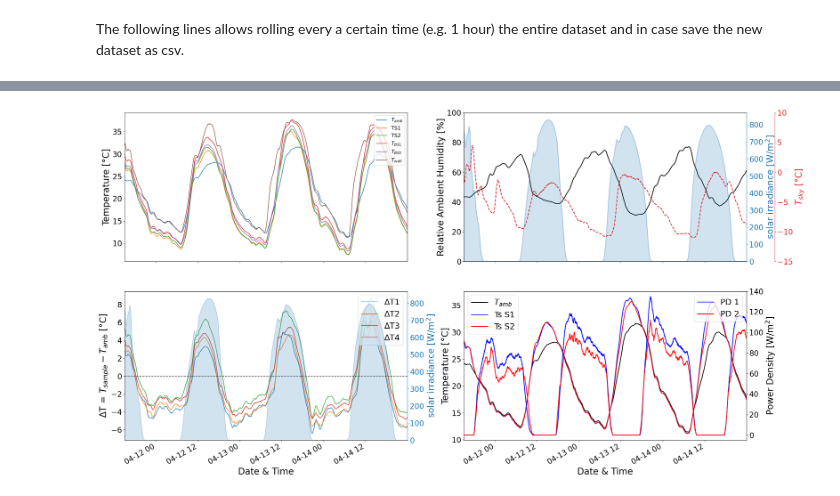
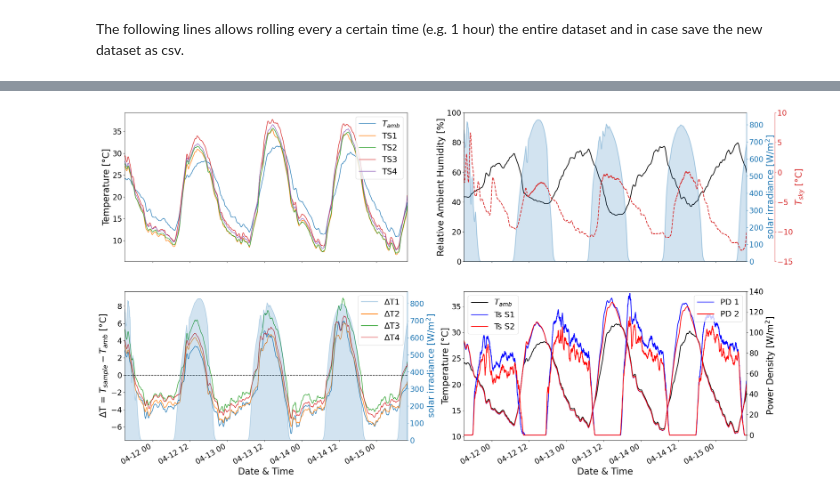
Before and after one commit to GiuseppeELio/FRESCO-Board, a Jupyter notebook: FRESCO_Tdrop_PCool_analysis.ipynb, the cells around one changed output, grey strips where cells are left out. Drawn from its saved outputs; the diff is of its cells as text; code cells hidden in the pictures.

```diff
--- a/FRESCO_Tdrop_PCool_analysis.ipynb
+++ b/FRESCO_Tdrop_PCool_analysis.ipynb
@@ -45,7 +45,7 @@ def export_figure(fig, fname, dpi=120, transparent=False):
 # %% [markdown]
 The following lines allows rolling every a certain time (e.g. 1 hour) the entire dataset and in case save the new dataset as csv.
 # %%
-rw = '1H'
+rw = '0.5H'
 dfroll = df.rolling(window=rw).mean()
 pd.set_option('plotting.backend', 'matplotlib')
 dfroll.describe()
@@ -87,9 +87,9 @@ dfroll['Irm'] = dfroll['Ir'] * 1.5
 
 fig, axarr = plt.subplots(nrows=2, ncols=2, sharex=True, figsize=(30,18))
 #First Plot
-dfroll.plot(ax=axarr[0, 0], y=['TA1', 'TS1', 'TS2', 'TS3', 'TS4', 'Tbx'])
-axarr[0, 0].legend(['$T_{amb}$', 'TS1', 'TS2', '$T_{BS1}$', '$T_{BS2}$', '$T_{wall}$'], fontsize=fontsize-10, loc='upper right', ncol=1)
-axarr[0, 0].set_ylabel('Temperature [°C]', fontsize=fontsize)
+dfroll.plot(ax=axarr[0, 0], y=['TA1', 'TS1', 'TS2', 'TS3', 'TS4'])
+axarr[0, 0].legend(['$T_{amb}$', 'TS1', 'TS2', 'TS3', 'TS4'], fontsize=fontlab, loc='upper right', ncol=1)
+axarr[0, 0].set_ylabel('Temperature [°C]', fontsize=fontax)
 
 #Second Plot
 ax_irr = axarr[0, 1].twinx()
@@ -126,31 +126,31 @@ ax_dif.tick_params(axis='y', colors='#1f77b4')
 dfroll.plot(ax=axarr[1, 1], y=['TA1', 'T0', 'T3'], linewidth=2.0, color=['black', 'blue', 'red'])
 axarr[1, 1].set_ylabel('Temperature [°C]', fontsize=fontax)
 
 ax_pow = axarr[1, 1].twinx()
 dfroll.plot(ax=ax_pow, y=['PD0', 'PD3'], linewidth=2.0, color=['blue', 'red'])
 plt.ylim(-5, 140)
 axarr[1, 1].legend(['$P_1$', '$P_2$'], fontsize=fontlab)
 axarr[1, 1].set_xlabel('Date & Time', fontsize=fontax)
 ax_pow.set_ylabel('Power Density [W/m$^2$]', fontsize=fontax)
 
 axarr[1, 1].legend(['$T_{amb}$', 'Ts S1', 'Ts S2'], fontsize=fontlab, loc='upper left')
 ax_pow.legend(['PD 1', 'PD 2'], fontsize=fontlab, loc='upper right')
 
 # Increase font size for tick labels
 for ax_row in axarr:
     for ax in ax_row:
         ax.tick_params(axis='both', which='major', labelsize=fontsize-4)
         ax_sky.tick_params(axis='both', which='major', labelsize=fontsize-4)
         ax_irr.tick_params(axis='both', which='major', labelsize=fontsize-4)
         ax_dif.tick_params(axis='both', which='major', labelsize=fontsize-4)
         ax_pow.tick_params(axis='both', which='major', labelsize=fontsize-4)
 
 _ = [axh.autoscale(enable=True, axis='x', tight=True) for axh_row in axarr for axh in axh_row]
 
 
 
 export_figure(fig, csvname[:-4] + '_Tdrop_PCool.png')
 # Save the figure as SVG
 #export_figure(fig, csvname[:-4] + 'Tdrop_PCool.svg', transparent=True)
 # %% [output]
-[figure, old version]
+[figure, new version]
```
Also changed, not shown: parts of 2 cells of this notebook.
